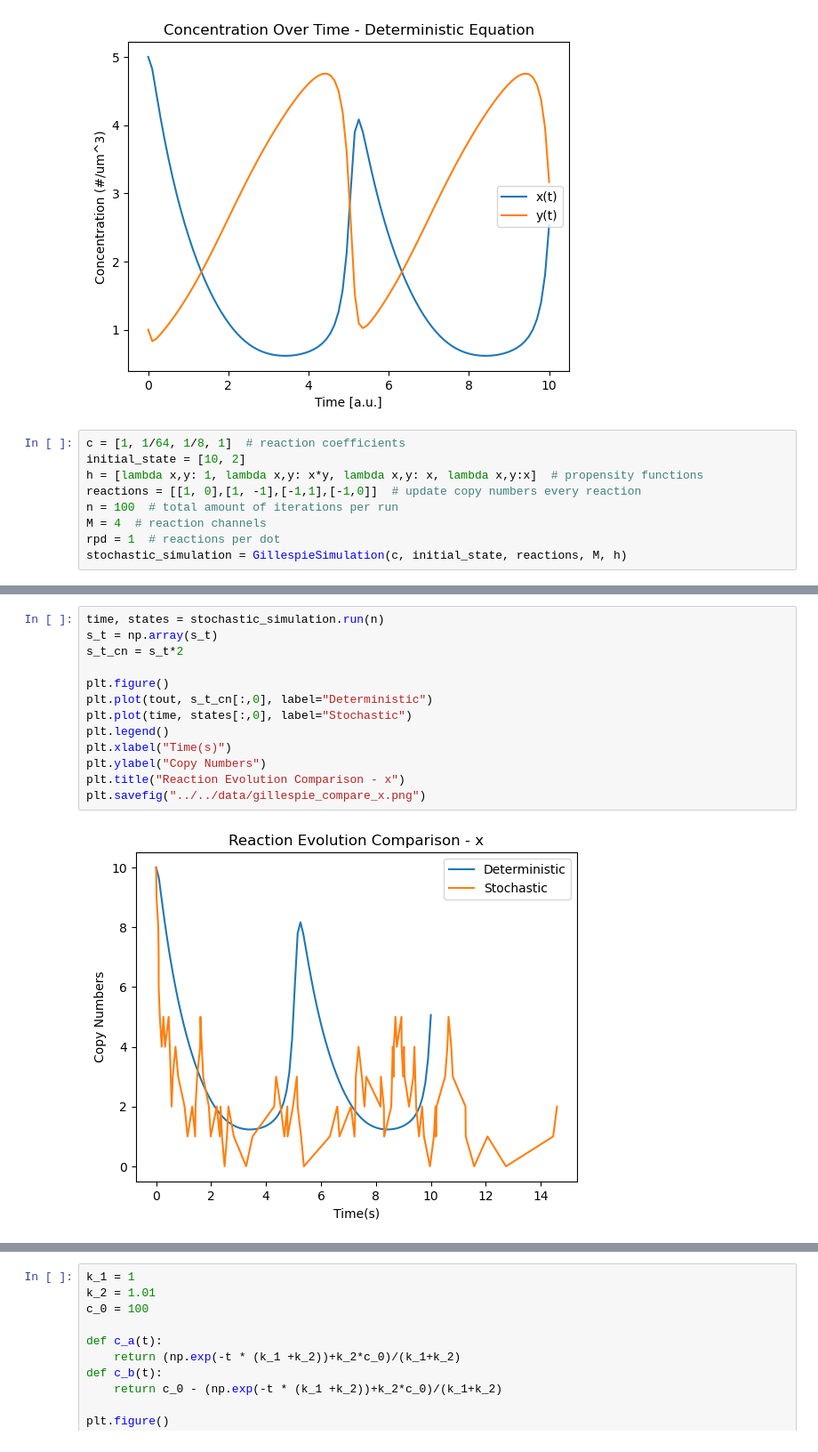
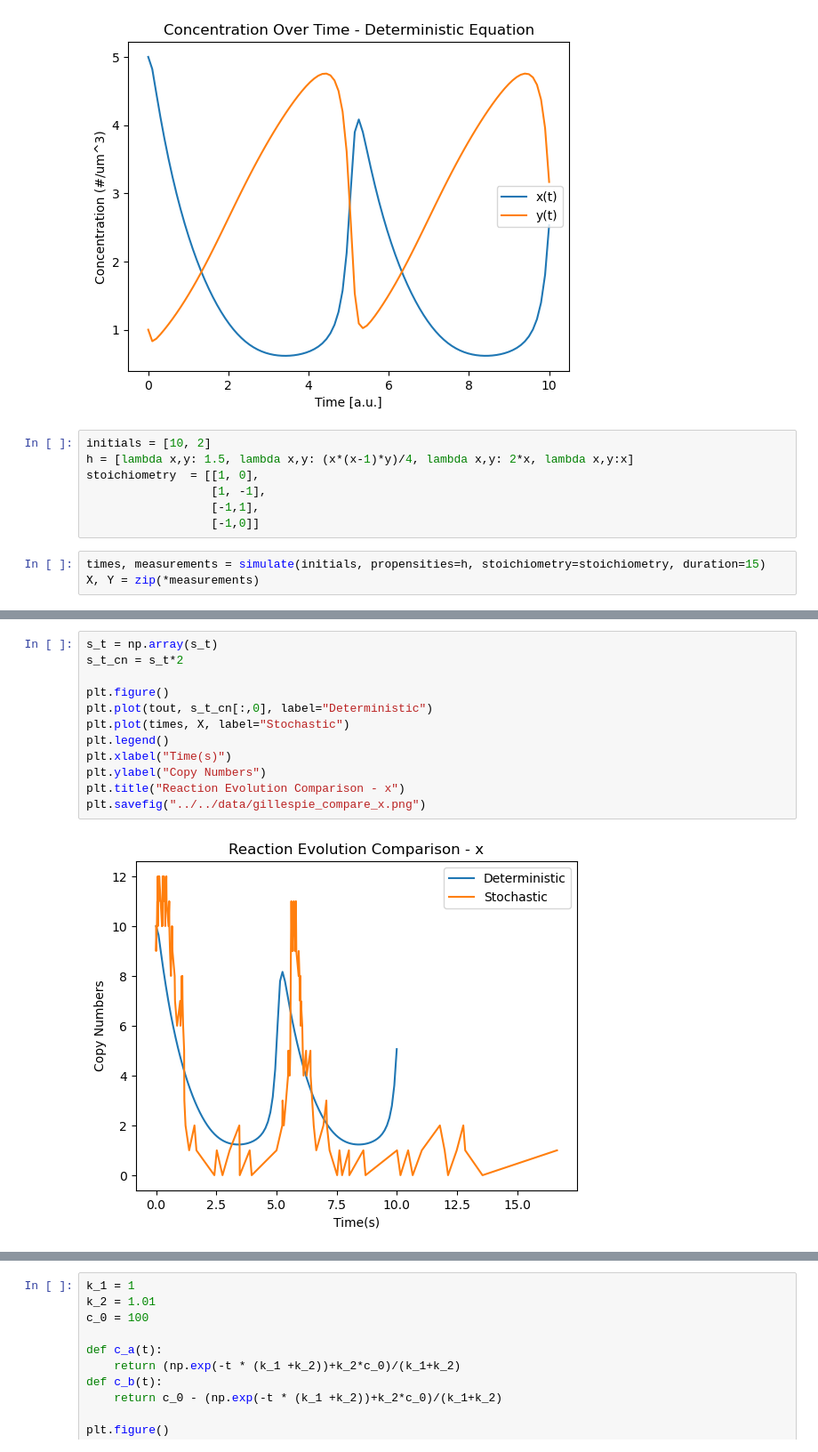
Before and after one commit to JooshK/ModelingTheLivingCell, a Jupyter notebook: scripts/PS3/main.ipynb, the cells around one changed output, grey strips where cells are left out. Shown at 89% size. Saved outputs shown, nothing was run; the diff lists cells and outputs as text.

Commit message:
Corrected gillespie.py

```diff
--- a/scripts/PS3/main.ipynb
+++ b/scripts/PS3/main.ipynb
@@ -46,14 +48,15 @@ plt.savefig("../../data/reaction_kinetics.png")
 # %% [output]
 [figure]
 # %%
-c = [1, 1/64, 1/8, 1]  # reaction coefficients
-initial_state = [10, 2]
-h = [lambda x,y: 1, lambda x,y: x*y, lambda x,y: x, lambda x,y:x]  # propensity functions
-reactions = [[1, 0],[1, -1],[-1,1],[-1,0]]  # update copy numbers every reaction
-n = 100  # total amount of iterations per run
-M = 4  # reaction channels
-rpd = 1  # reactions per dot
-stochastic_simulation = GillespieSimulation(c, initial_state, reactions, M, h)
+initials = [10, 2]
+h = [lambda x,y: 1.5, lambda x,y: (x*(x-1)*y)/4, lambda x,y: 2*x, lambda x,y:x]
+stoichiometry  = [[1, 0],
+                  [1, -1],
+                  [-1,1],
+                  [-1,0]]
+# %%
+times, measurements = simulate(initials, propensities=h, stoichiometry=stoichiometry, duration=15)
+X, Y = zip(*measurements)
 # %%
 plt.figure()
 plt.xlabel("Time(s)")
@@ -79,18 +78,17 @@ plt.savefig("../../data/gillespie_y.png")
 # %%
-time, states = stochastic_simulation.run(n)
 s_t = np.array(s_t)
 s_t_cn = s_t*2
 
 plt.figure()
 plt.plot(tout, s_t_cn[:,0], label="Deterministic")
-plt.plot(time, states[:,0], label="Stochastic")
+plt.plot(times, X, label="Stochastic")
 plt.legend()
 plt.xlabel("Time(s)")
 plt.ylabel("Copy Numbers")
 plt.title("Reaction Evolution Comparison - x")
 plt.savefig("../../data/gillespie_compare_x.png")
 # %% [output]
-[figure, old version]
+[figure, new version]
 # %%
 s_t = np.array(s_t)
 s_t_cn = s_t*2
```
Also changed, not shown: parts of 5 cells of this notebook, 6 other files.
